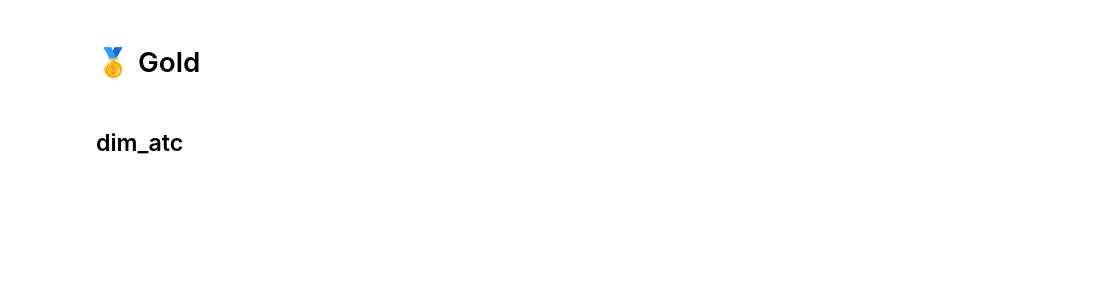
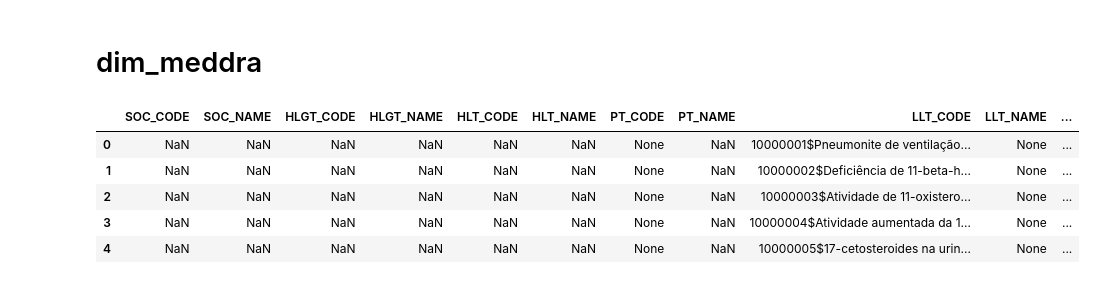
Before and after one commit to mlab-inf-ufrgs/vigimed, a Jupyter notebook: src/reacoes/etl_dim_soc_llt.ipynb, the cells around one changed output. Drawn from its saved outputs; the diff is of its cells as text; code cells hidden in the pictures; blank space fills up the shorter version.

```diff
--- a/src/reacoes/etl_dim_soc_llt.ipynb
+++ b/src/reacoes/etl_dim_soc_llt.ipynb
@@ -37,0 +15,4 @@ silver = bronze.copy()
+# %%
+file_path = Path(project_root) / "data/01_bronze/meddra/MedDRA_28_1_Brazilian_Portuguese/version_report_28_1_Brazilian_Portuguese.xlsx"
+xls = pd.ExcelFile(file_path)  # você só "abre" o arquivo
+print(xls.sheet_names)
@@ -117,0 +23,3 @@ hist.to_parquet(Path(project_root) / "data/02_silver/hist_dim_soc_llt/hist_dim_s
+# %%
+r = pd.read_excel(file_path, sheet_name="Resumo")
+r.head()
@@ -118,5 +45,2 @@ hist.to_parquet(Path(project_root) / "data/02_silver/hist_dim_soc_llt/hist_dim_s
 # %% [markdown]
-# 🥇 Gold
+# dim_meddra
-# %% [markdown]
-
-## dim_atc
@@ -125,0 +59,51 @@ dim.to_parquet(Path(project_root) / "data/03_gold/dim_soc_llt/dim_soc_llt.parque
+# %%
+from pathlib import Path
+import pandas as pd
+
+base = project_root / "data/01_bronze/meddra/MedDRA_28_1_Brazilian_Portuguese/ascii-281"
+
+llt_file = base / "llt.asc"
+mdhier_file = base / "mdhier.asc"
+
+# conferir existência
+assert llt_file.exists(), llt_file
+assert mdhier_file.exists(), mdhier_file
+
+col_llt = [
+    "LLT_CODE", "LLT_NAME", "LLT_WHOART", "LLT_HARTS",
+    "LLT_COSTART", "LLT_ICD9", "LLT_ICD9CM", "LLT_ICD10",
+    "LLT_JART", "PT_CODE", "LLT_CURRENCY"
+]
+llt = pd.read_table(llt_file, sep=r"\t", names=col_llt, dtype=str, encoding="latin-1")
+
+col_mdhier = [
+    "PT_CODE", "HLT_CODE", "HLGT_CODE", "SOC_CODE",
+    "PRIMARY_SOC_FLAG", "PT_NAME", "HLT_NAME", "HLGT_NAME",
+    "SOC_NAME", "SOC_ABBREV", "PT_SOC_CODE", "PT_SOC_NAME"
+]
+mdhier = pd.read_table(mdhier_file, sep=r"\t", names=col_mdhier, dtype=str, encoding="latin-1")
+mdhier_primary = mdhier[mdhier["PRIMARY_SOC_FLAG"] == "Y"].copy()
+
+dim_soc_llt = (
+    llt.merge(mdhier_primary, on="PT_CODE", how="left")
+)[[
+    "SOC_CODE", "SOC_NAME", "HLGT_CODE", "HLGT_NAME",
+    "HLT_CODE", "HLT_NAME", "PT_CODE", "PT_NAME",
+    "LLT_CODE", "LLT_NAME", "PRIMARY_SOC_FLAG",
+    "SOC_ABBREV", "PT_SOC_CODE", "PT_SOC_NAME",
+    "LLT_WHOART", "LLT_HARTS", "LLT_COSTART",
+    "LLT_ICD9", "LLT_ICD9CM", "LLT_ICD10", "LLT_JART", "LLT_CURRENCY"
+]].drop_duplicates()
+
+out_path = project_root / "data/03_gold/dim_soc_llt/dim_soc_llt.parquet"
+out_path.parent.mkdir(parents=True, exist_ok=True)
+#dim_soc_llt.to_parquet(out_path, index=False)
+
+dim_soc_llt.head()
+# %% [output]
+|  | SOC_CODE | SOC_NAME | HLGT_CODE | HLGT_NAME | HLT_CODE | HLT_NAME | PT_CODE | PT_NAME | LLT_CODE | LLT_NAME | ... |
+| 0 | NaN | NaN | NaN | NaN | NaN | NaN | None | NaN | 10000001$Pneumonite de ventilação... | None | ... |
+| 1 | NaN | NaN | NaN | NaN | NaN | NaN | None | NaN | 10000002$Deficiência de 11-beta-h... | None | ... |
+| 2 | NaN | NaN | NaN | NaN | NaN | NaN | None | NaN | 10000003$Atividade de 11-oxistero... | None | ... |
+| 3 | NaN | NaN | NaN | NaN | NaN | NaN | None | NaN | 10000004$Atividade aumentada da 1... | None | ... |
+| 4 | NaN | NaN | NaN | NaN | NaN | NaN | None | NaN | 10000005$17-cetosteroides na urin... | None | ... |
```
Also changed, not shown: parts of 26 cells of this notebook, 5 other files.
